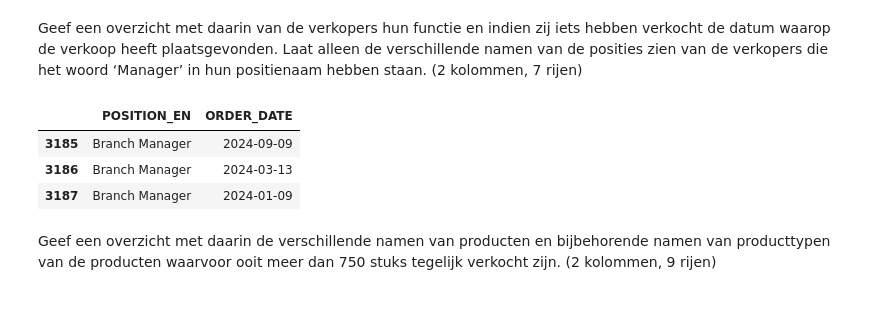
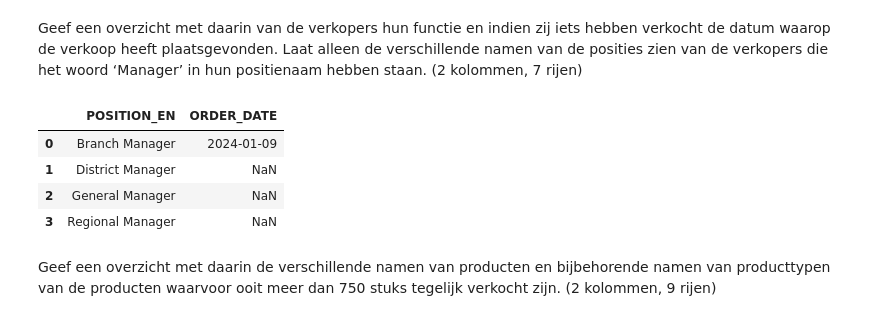
Before and after one commit to BayramGurel/DEAI, a Jupyter notebook: Week 1 - DEAI/DEAI - Pythonweek WC Dataselectie met pandas/Opdrachten.ipynb, the cells around one changed output. Saved outputs shown, nothing was run; the diff lists cells and outputs as text; code cells hidden in the pictures.

```diff
--- a/Week 1 - DEAI/DEAI - Pythonweek WC Dataselectie met pandas/Opdrachten.ipynb
+++ b/Week 1 - DEAI/DEAI - Pythonweek WC Dataselectie met pandas/Opdrachten.ipynb
@@ -380,18 +380,18 @@ orders.merge(
 # %% [markdown]
 Geef een overzicht met daarin van de verkopers hun functie en indien zij iets hebben verkocht de datum waarop de verkoop heeft plaatsgevonden. Laat alleen de verschillende namen van de posities zien van de verkopers die het woord ‘Manager’ in hun positienaam hebben staan. (2 kolommen, 7 rijen)
 # %%
-staff  = pd.read_sql("select * from sales_staff", conn)
-orders = pd.read_sql("select * from order_header", conn)
+staff = pd.read_sql("SELECT SALES_STAFF_CODE, POSITION_EN FROM sales_staff", conn)
+orders = pd.read_sql("SELECT SALES_STAFF_CODE, ORDER_DATE FROM order_header", conn)
 
-orders.merge(
-    staff[["SALES_STAFF_CODE","POSITION_EN"]],
-        on="SALES_STAFF_CODE").loc[lambda df: df["POSITION_EN"].str.contains("Manager", na=False),
-    ["POSITION_EN","ORDER_DATE"]].drop_duplicates()
+staff[staff["POSITION_EN"].str.contains("Manager", na=False)].merge(
+    orders, on="SALES_STAFF_CODE", how="left"
+).groupby("POSITION_EN")["ORDER_DATE"].min().reset_index()
 # %% [output]
 |  | POSITION_EN | ORDER_DATE |
-| 3185 | Branch Manager | 2024-09-09 |
-| 3186 | Branch Manager | 2024-03-13 |
-| 3187 | Branch Manager | 2024-01-09 |
+| 0 | Branch Manager | 2024-01-09 |
+| 1 | District Manager | NaN |
+| 2 | General Manager | NaN |
+| 3 | Regional Manager | NaN |
 # %% [markdown]
 Geef een overzicht met daarin de verschillende namen van producten en bijbehorende namen van producttypen van de producten waarvoor ooit meer dan 750 stuks tegelijk verkocht zijn. (2 kolommen, 9 rijen)
 # %%
```
Also changed, not shown: parts of 3 cells of this notebook, 12 other files.
